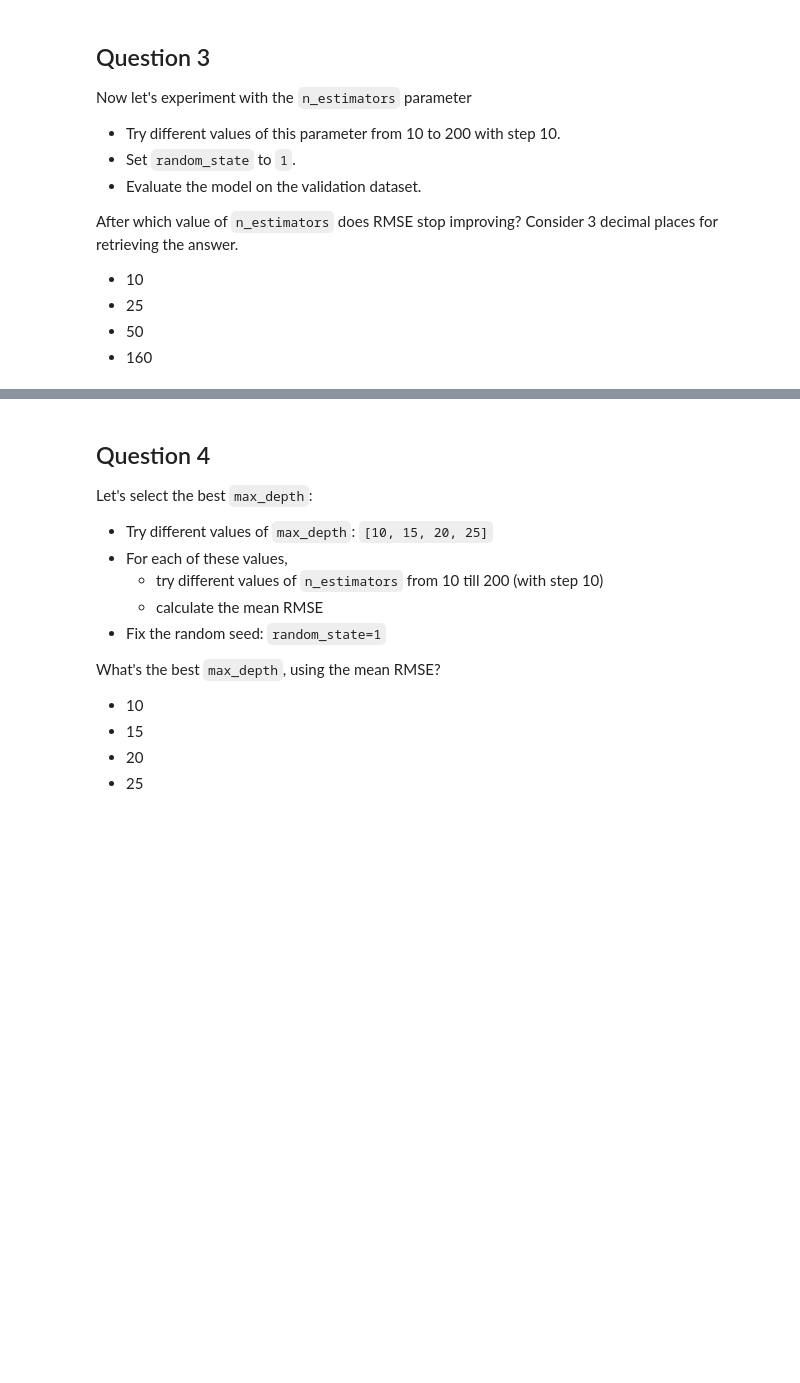
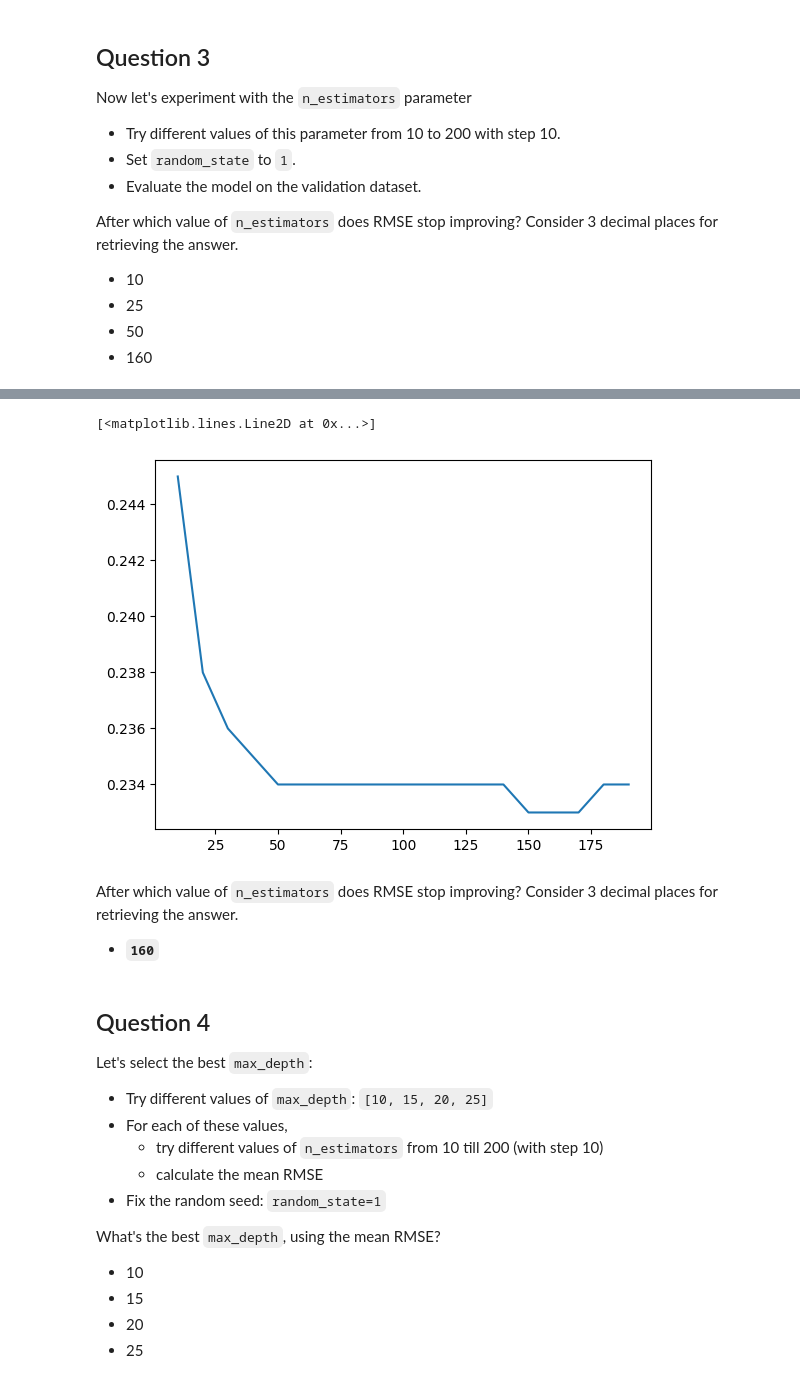
Before and after one commit to eltonlms/datatalks-club-courses, a Jupyter notebook: homeworks/06_trees.ipynb, the cells around one changed output, grey strips where cells are left out. Cells and saved outputs as stored; diff of their text form; code cells hidden in the pictures; blank space fills up the shorter version.

```diff
--- a/homeworks/06_trees.ipynb
+++ b/homeworks/06_trees.ipynb
@@ -63,0 +141,3 @@ What's the RMSE of this model on validation?
+# %%
+rf = RandomForestRegressor(n_estimators=10, random_state=1, n_jobs=-1)
+rf.fit(X_train, y_train)
@@ -63,0 +146,4 @@ What's the RMSE of this model on validation?
+# %%
+y_pred = rf.predict(X_val)
+rmse = mean_squared_error(y_val, y_pred, squared=False)
+round(rmse, 3)
@@ -78,3 +170,16 @@ Consider 3 decimal places for retrieving the answer.
 - 25
 - 50
 - 160
+# %%
+rmse_scores = []
+
+for n in np.arange(10, 200, 10):
+    rf = RandomForestRegressor(n_estimators=n, random_state=1)
+    rf.fit(X_train, y_train)
+
+    y_pred = rf.predict(X_val)
+    rmse = round(mean_squared_error(y_val, y_pred, squared=False), 3)
+
+    rmse_scores.append((n, rmse))
+# %%
+df_scores = pd.DataFrame(rmse_scores, columns=['n_estimators', 'rmse'])
@@ -81,3 +206,13 @@ Consider 3 decimal places for retrieving the answer.
+# %%
+plt.plot(df_scores.n_estimators, df_scores.rmse)
+# %% [output]
+[<matplotlib.lines.Line2D at 0x...>]
+[figure, added]
+# %% [markdown]
+After which value of `n_estimators` does RMSE stop improving?
+Consider 3 decimal places for retrieving the answer.
+
+* **`160`**
 # %% [markdown]
 ## Question 4
 
```
Also changed, not shown: parts of 32 cells of this notebook, 3 other files.
